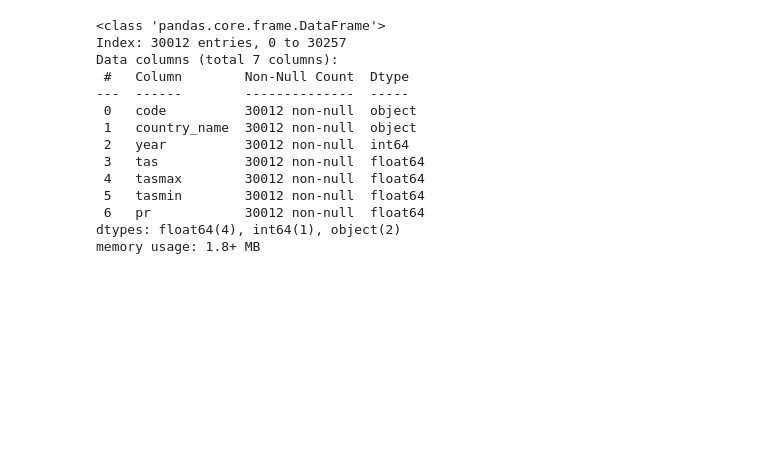
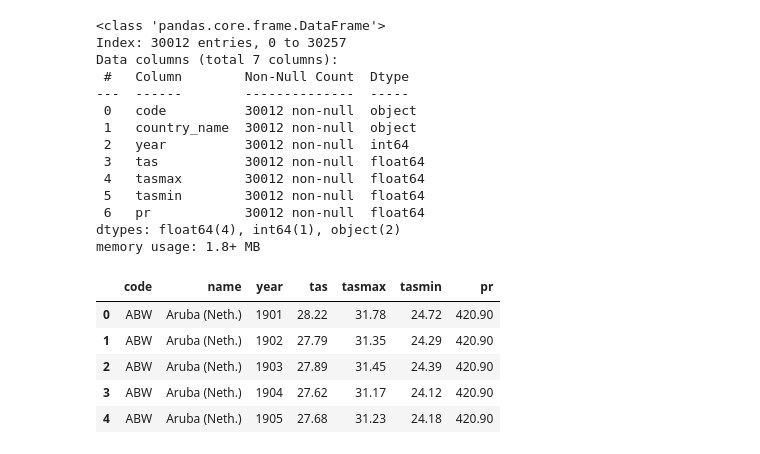
Before and after one commit to DominicSimpson/climatechange_machinelearningproject_worldbankdata, a Jupyter notebook: climatechageproject_worldbankdata.ipynb, the cells around one changed output. Drawn from its saved outputs; the diff is of its cells as text; code cells hidden in the pictures; blank space fills up the shorter version.

Commit message:
Data cleaning complete

```diff
--- a/climatechageproject_worldbankdata.ipynb
+++ b/climatechageproject_worldbankdata.ipynb
@@ -248,3 +248,13 @@ Data columns (total 7 columns):
  6   pr            30012 non-null  float64
 dtypes: float64(4), int64(1), object(2)
 memory usage: 1.8+ MB
+# %%
+df1 = pd.read_csv('data/climate_annual_allvars.csv')
+df1.head()
+# %% [output]
+|  | code | name | year | tas | tasmax | tasmin | pr |
+| 0 | ABW | Aruba (Neth.) | 1901 | 28.22 | 31.78 | 24.72 | 420.90 |
+| 1 | ABW | Aruba (Neth.) | 1902 | 27.79 | 31.35 | 24.29 | 420.90 |
+| 2 | ABW | Aruba (Neth.) | 1903 | 27.89 | 31.45 | 24.39 | 420.90 |
+| 3 | ABW | Aruba (Neth.) | 1904 | 27.62 | 31.17 | 24.12 | 420.90 |
+| 4 | ABW | Aruba (Neth.) | 1905 | 27.68 | 31.23 | 24.18 | 420.90 |
```
Also changed, not shown: parts of 2 cells of this notebook.
